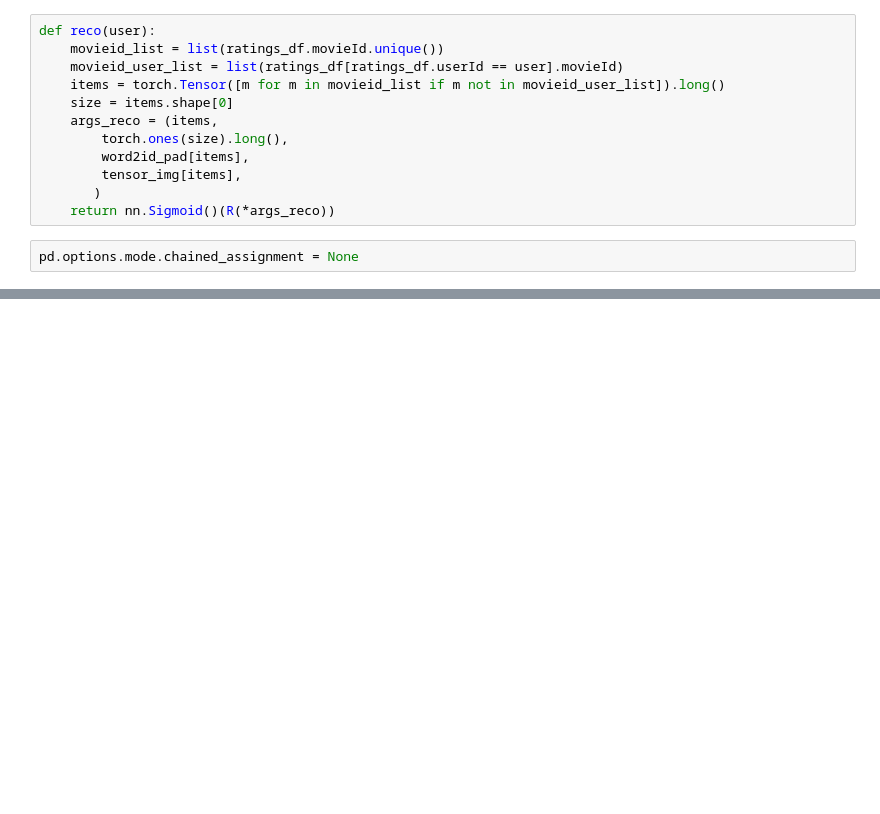
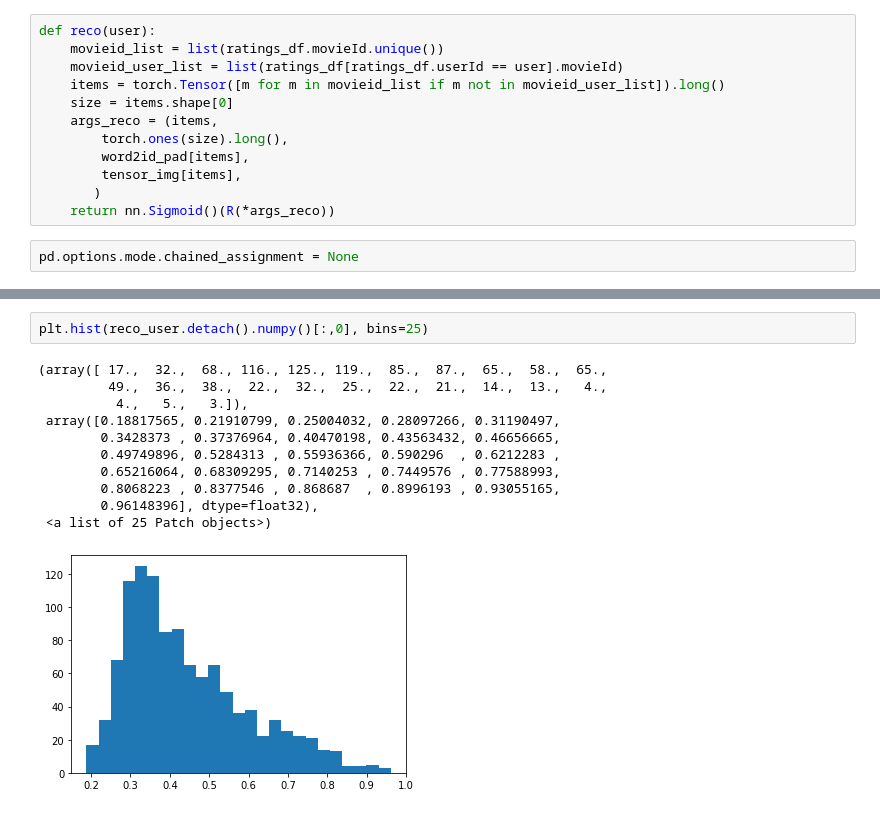
Before and after one commit to mjclm/recommendation-pytorch, a Jupyter notebook: Recommender_dataPreparation.ipynb, the cells around one changed output, grey strips where cells are left out. Saved outputs shown, nothing was run; the diff lists cells and outputs as text; blank space fills up the shorter version.

```diff
--- a/Recommender_dataPreparation.ipynb
+++ b/Recommender_dataPreparation.ipynb
@@ -426,0 +467,14 @@ tensor([[0.4617],
+# %%
+plt.hist(reco_user.detach().numpy()[:,0], bins=25)
+# %% [output]
+(array([ 17.,  32.,  68., 116., 125., 119.,  85.,  87.,  65.,  58.,  65.,
+         49.,  36.,  38.,  22.,  32.,  25.,  22.,  21.,  14.,  13.,   4.,
+          4.,   5.,   3.]),
+ array([0.18817565, 0.21910799, 0.25004032, 0.28097266, 0.31190497,
+        0.3428373 , 0.37376964, 0.40470198, 0.43563432, 0.46656665,
+        0.49749896, 0.5284313 , 0.55936366, 0.590296  , 0.6212283 ,
+        0.65216064, 0.68309295, 0.7140253 , 0.7449576 , 0.77588993,
+        0.8068223 , 0.8377546 , 0.868687  , 0.8996193 , 0.93055165,
+        0.96148396], dtype=float32),
+ <a list of 25 Patch objects>)
+[figure, added]
```
Also changed, not shown: parts of 41 cells of this notebook.
